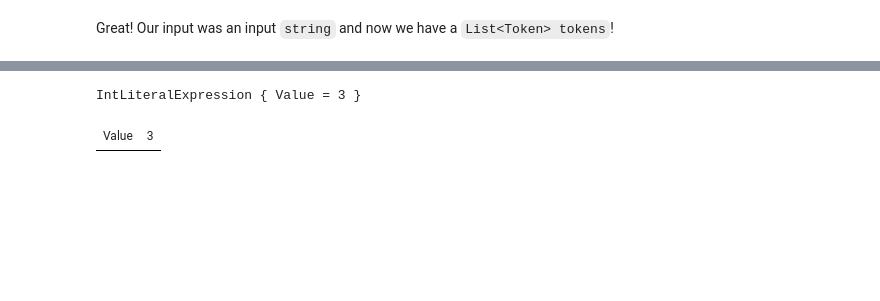
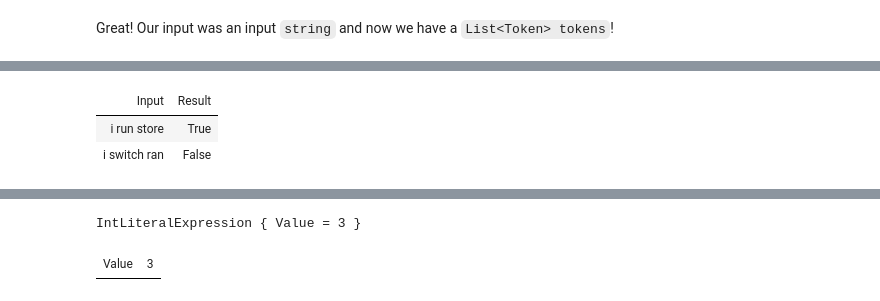
Before and after one commit to johnW-ret/Retruate.Languages, a Jupyter notebook: learn/recursive-descent.ipynb, the cells around one changed output, grey strips where cells are left out. Drawn from its saved outputs; the diff is of its cells as text; code cells hidden in the pictures; blank space fills up the shorter version.

```diff
--- a/learn/recursive-descent.ipynb
+++ b/learn/recursive-descent.ipynb
@@ -195,0 +256,25 @@ You may note two relevant points here:
+# %%
+static bool IsSentence(this ReadOnlySpan<char> subsentence) => subsentence.PeelSubject().PeelSpace().PeelVerb().PeelSpace() is "store";
+
+static ReadOnlySpan<char> PeelSpace(this ReadOnlySpan<char> subsentence) => subsentence.StartsWith(" ") ? subsentence[1..] : "~";
+
+static ReadOnlySpan<char> PeelSubject(this ReadOnlySpan<char> subsentence) => subsentence switch
+{
+    _ when subsentence.StartsWith("i") => subsentence[1..],
+    _ when subsentence.StartsWith("he") => subsentence[2..],
+    _ when subsentence.StartsWith("they") => subsentence[4..],
+    _  => "~"
+};
+
+static ReadOnlySpan<char> PeelVerb(this ReadOnlySpan<char> subsentence) => subsentence switch
+{
+    _ when subsentence.StartsWith("run") => subsentence[3..],
+    _ when subsentence.StartsWith("drive") => subsentence[5..],
+    _  => "~"
+};
+
+new[] { new { Input = "i run store", Result = IsSentence("i run store") }, new { Input = "i switch ran", Result = IsSentence("i switch ran") } }.DisplayTable()
+# %% [output]
+| Input | Result |
+| i run store | True |
+| i switch ran | False |
```
Also changed, not shown: parts of 70 cells of this notebook, 3 other files.
